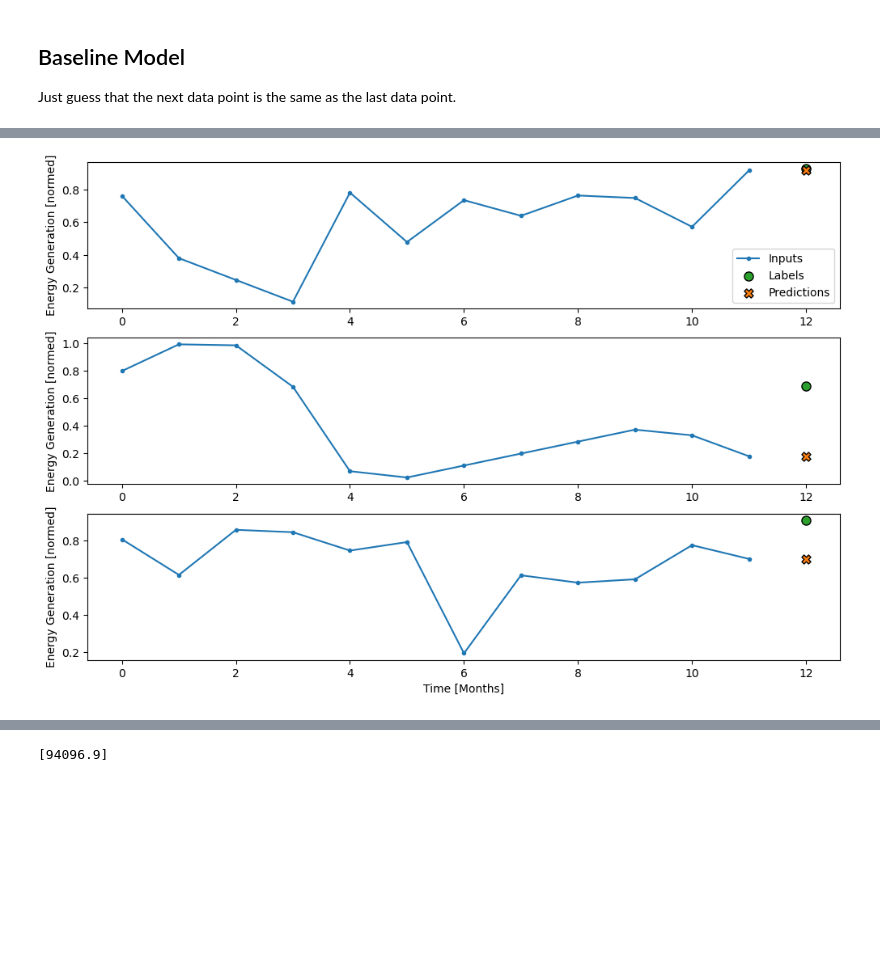
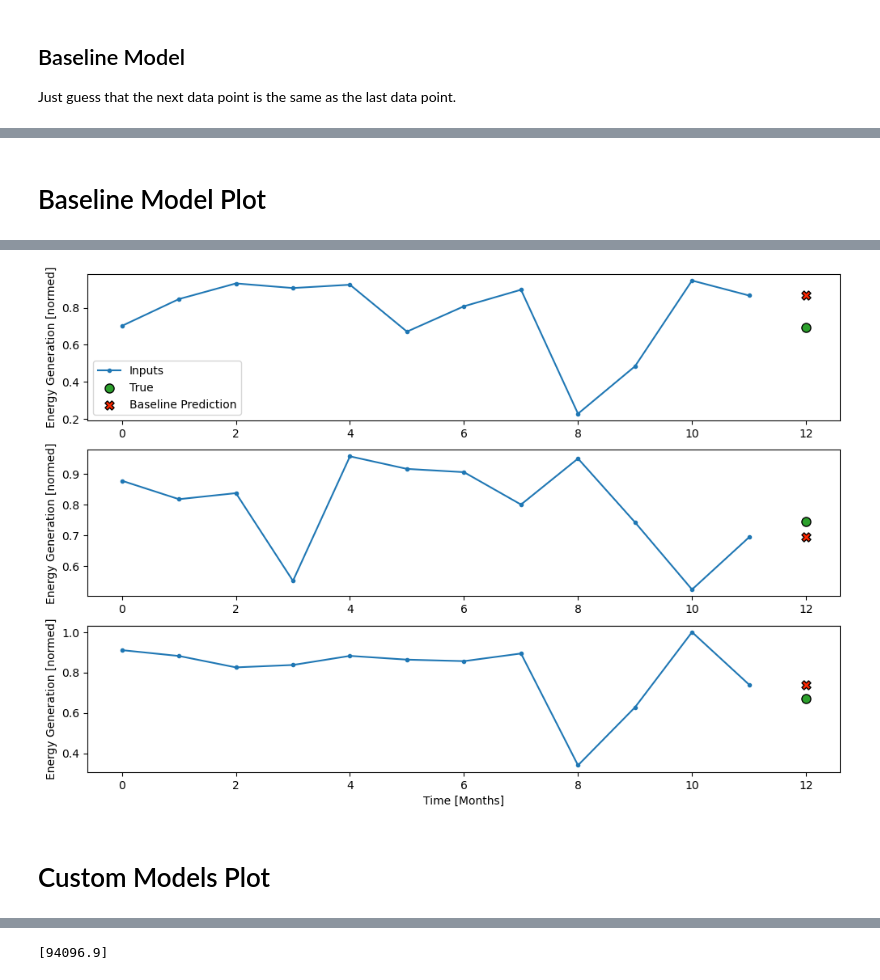
Before and after one commit to gstowe1/DeepLearning_UTK424, a Jupyter notebook: finalProject/model.ipynb, the cells around one changed output, grey strips where cells are left out. Drawn from its saved outputs; the diff is of its cells as text; code cells hidden in the pictures; blank space fills up the shorter version.

Commit message:
Cleaned up the file and added the three models to be utilized in the file. This now can train and save the models, load in the models, plot now places all 3 models predictions in a single graph.

```diff
--- a/finalProject/model.ipynb
+++ b/finalProject/model.ipynb
@@ -113,0 +122,6 @@ Epoch 10/10
+# %%
+models = []
+
+for model in ["model_0.h5","model_1.h5","model_2.h5"]:
+    models.append(tf.keras.models.load_model(f"models/{model}"))
+    print("Loaded:", model)
@@ -114,9 +132,11 @@ Epoch 10/10
 # %% [markdown]
 ## Plotting Function
 # %%
-def plot(inputs, labels, model=None, max_subplots=3):
+def plot(inputs, labels, model=None, isBaseline=False, max_subplots=3):
   #shuffle the data and labels in unison
   indices = np.arange(inputs.shape[0])
+  print(np.random.get_state()[2])
+  np.random.seed(194)
   np.random.shuffle(indices)
   inputs = inputs[indices]
   labels = labels[indices]
@@ -130,14 +150,19 @@ def plot(inputs, labels, model=None, max_subplots=3):
              label='Inputs', marker='.', zorder=-10)
 
     plt.scatter(x=len(inputs[n]), y=labels[n],
-                edgecolors='k', label='Labels', c='#2ca02c', s=64)
-    if model is not None:
-      prediction = model(np.reshape(inputs[n],(-1,12,1)))
-
-      plt.scatter(x=len(inputs[n]), y=prediction,
-                  marker='X', edgecolors='k', label='Predictions',
-                  c='#ff7f0e', s=64)
-
+                edgecolors='k', label='True', c='#2ca02c', s=64)
+    if model is not None and isBaseline is not True:
+        model_names = ["CNN_LSTM", "Stack_LSTM", "LSTM"]
+        model_color = ["#4e18c7","#c7186e","#91c718"]
+        for i, model in enumerate(models):
+            prediction = model.predict(np.reshape(inputs[n],(-1,12,1)))[0][0]
+        # Extract the predictions from the list of arrayss
+            plt.scatter(x=len(inputs[n]), y=prediction, marker='X', edgecolors='k', label=model_names[i],
+                        c=model_color[i], s=64)
+    if model is not None and isBaseline is not False:
+      prediction = model.predict(np.reshape(inputs[n],(-1,12,1)))[0][0]
+      plt.scatter(x=len(inputs[n]), y=prediction, marker='X', edgecolors='k', label="Baseline Prediction",
+                  c="#FF2800", s=64)
     if n == 0:
       plt.legend()
 
@@ -172,3 +197,5 @@ print(performance)
+# %% [markdown]
+# Baseline Model Plot
 # %%
-plot(inputs=X_val, labels=Y_val, model=baseline)
+plot(inputs=X_val, labels=Y_val, model=baseline, isBaseline=True)
 # %% [output]
@@ -175,2 +206,4 @@ plot(inputs=X_val, labels=Y_val, model=baseline)
-[figure, old version]
+[figure, new version]
+# %% [markdown]
+# Custom Models Plot
 # %%
```
Also changed, not shown: parts of 14 cells of this notebook.
